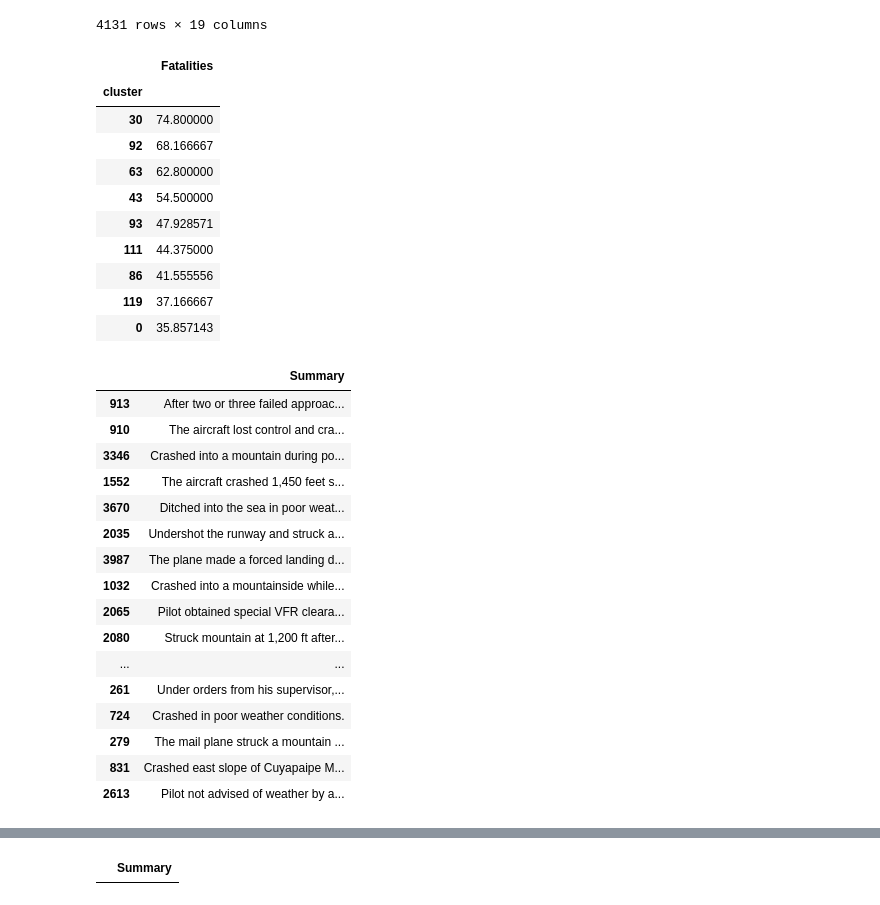
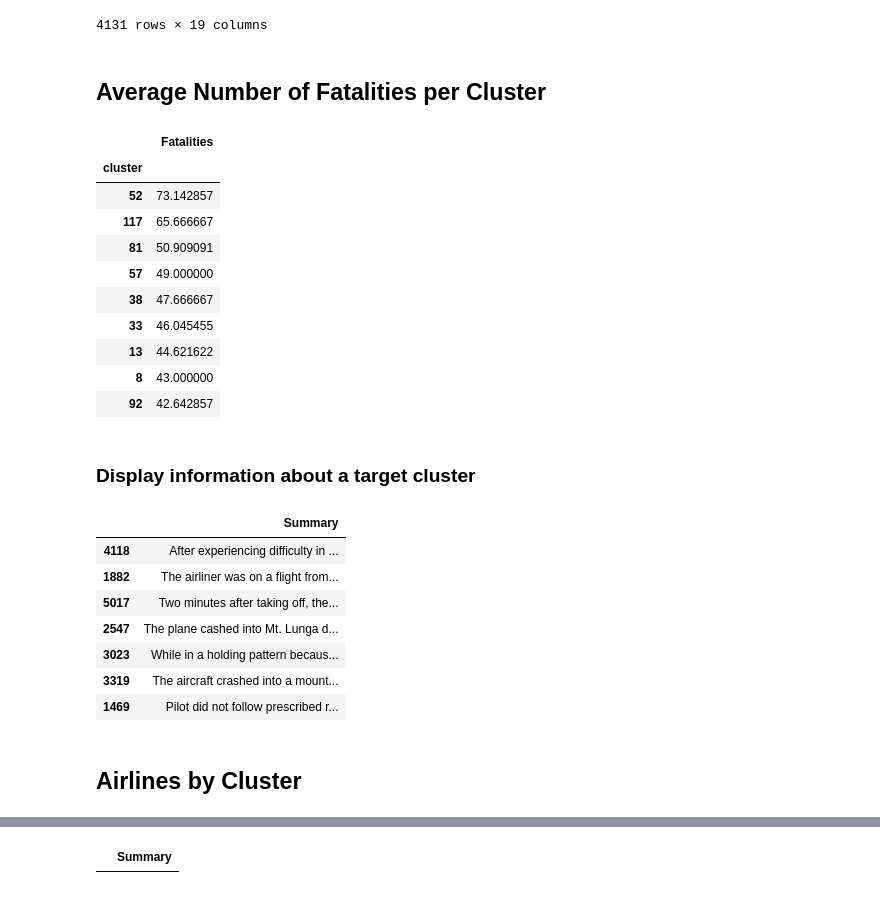
Before and after one commit to lrargerich/7506, a Jupyter notebook: Notebooks/Analisis Exploratorio/Airplane Crashes.ipynb, the cells around one changed output, grey strips where cells are left out. Saved outputs shown, nothing was run; the diff lists cells and outputs as text; code cells hidden in the pictures.

```diff
--- a/Notebooks/Analisis Exploratorio/Airplane Crashes.ipynb
+++ b/Notebooks/Analisis Exploratorio/Airplane Crashes.ipynb
@@ -248,10 +268,11 @@ dtype: int64
 # %%
+CLUSTER_NUMBER = 3
 def print_full(x,col):
     pd.set_option('display.max_rows', len(x))
     pd.set_option('display.max_colwidth', col)
     print(x)
     pd.reset_option('display.max_rows')
-ap1 = apc.sort_values(by='cluster').loc[apc['cluster']==3,['Summary']]
+ap1 = apc.sort_values(by='cluster').loc[apc['cluster']==CLUSTER_NUMBER,['Summary']]
 print_full(ap1,100)
 # %% [output]
                                                                                                   Summary
@@ -304,43 +329,41 @@ apc
 | 5265 | 2009-06-01 | 00:15 | AtlantiOcean, 570 miles northeast... | Air France | 447 | Rio de Janeiro - Paris | Airbus A330-203 | F-GZCP | 660 | 228.0 | ... |
 | 5266 | 2009-06-07 | 08:30 | Near Port Hope Simpson, Newfoundl... | Strait Air | NaN | Lourdes de BlanSablon - Port Hope... | Britten-Norman BN-2A-27 Islander | C-FJJR | 424 | 1.0 | ... |
 4131 rows × 19 columns
+# %% [markdown]
+## Average Number of Fatalities per Cluster
 # %%
 # Number of Fatalities by cluster
 apc.groupby('cluster').agg({'Fatalities':'mean'}).sort_values(by='Fatalities',ascending=False)[0:9]
 # %% [output]
 |  | Fatalities |
 | cluster |  |
-| 30 | 74.800000 |
-| 92 | 68.166667 |
-| 63 | 62.800000 |
-| 43 | 54.500000 |
-| 93 | 47.928571 |
-| 111 | 44.375000 |
-| 86 | 41.555556 |
-| 119 | 37.166667 |
-| 0 | 35.857143 |
+| 52 | 73.142857 |
+| 117 | 65.666667 |
+| 81 | 50.909091 |
+| 57 | 49.000000 |
+| 38 | 47.666667 |
+| 33 | 46.045455 |
+| 13 | 44.621622 |
+| 8 | 43.000000 |
+| 92 | 42.642857 |
+# %% [markdown]
+### Display information about a target cluster
 # %%
-ap1 = apc.sort_values(by='cluster').loc[apc['cluster']==71,['Summary']]
+CLUSTER_NUMBER = 52
+ap1 = apc.sort_values(by='cluster').loc[apc['cluster']==CLUSTER_NUMBER,['Summary']]
 pd.set_option('display.max_colwidth', 3000)
 ap1
 # %% [output]
 |  | Summary |
-| 913 | After two or three failed approac... |
-| 910 | The aircraft lost control and cra... |
-| 3346 | Crashed into a mountain during po... |
-| 1552 | The aircraft crashed 1,450 feet s... |
-| 3670 | Ditched into the sea in poor weat... |
-| 2035 | Undershot the runway and struck a... |
-| 3987 | The plane made a forced landing d... |
-| 1032 | Crashed into a mountainside while... |
-| 2065 | Pilot obtained special VFR cleara... |
-| 2080 | Struck mountain at 1,200 ft after... |
-| ... | ... |
-| 261 | Under orders from his supervisor,... |
-| 724 | Crashed in poor weather conditions. |
-| 279 | The mail plane struck a mountain ... |
-| 831 | Crashed east slope of Cuyapaipe M... |
-| 2613 | Pilot not advised of weather by a... |
+| 4118 | After experiencing difficulty in ... |
+| 1882 | The airliner was on a flight from... |
+| 5017 | Two minutes after taking off, the... |
+| 2547 | The plane cashed into Mt. Lunga d... |
+| 3023 | While in a holding pattern becaus... |
+| 3319 | The aircraft crashed into a mount... |
+| 1469 | Pilot did not follow prescribed r... |
+# %% [markdown]
+## Airlines by Cluster
 # %%
 # Airline by Cluster
 #apc.groupby(['Operator','cluster']).size()
```
Also changed, not shown: parts of 20 cells of this notebook, 1 other file.
